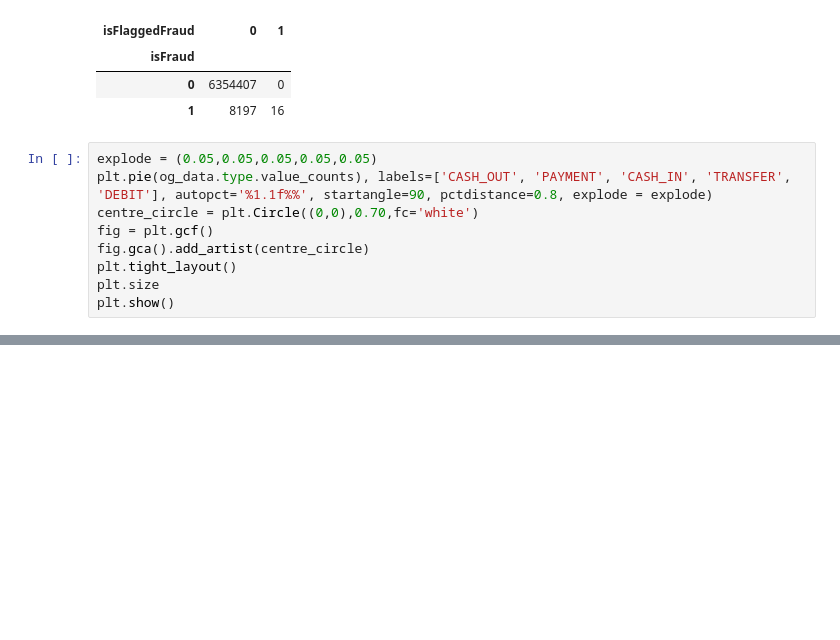
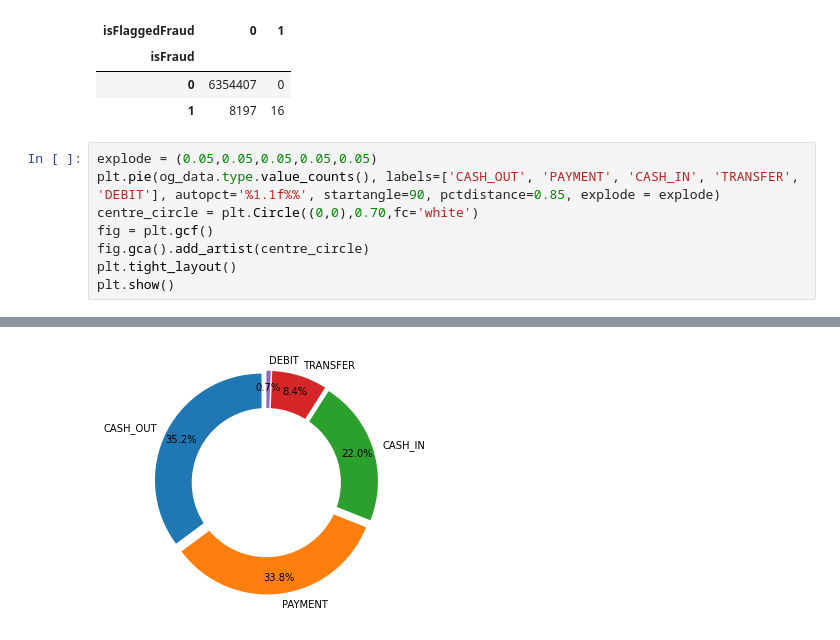
Before and after one commit to NinadRao0707/AI-Fraud-Detection, a Jupyter notebook: aifraud.ipynb, the cells around one changed output, grey strips where cells are left out. Cells and saved outputs as stored; diff of their text form; blank space fills up the shorter version.

Commit message:
data visualization

```diff
--- a/aifraud.ipynb
+++ b/aifraud.ipynb
@@ -82,11 +82,10 @@ pd.crosstab(og_data.isFraud,og_data.isFlaggedFraud)
 | 1 | 8197 | 16 |
 # %%
 explode = (0.05,0.05,0.05,0.05,0.05)
-plt.pie(og_data.type.value_counts), labels=['CASH_OUT', 'PAYMENT', 'CASH_IN', 'TRANSFER', 'DEBIT'], autopct='%1.1f%%', startangle=90, pctdistance=0.8, explode = explode)
+plt.pie(og_data.type.value_counts(), labels=['CASH_OUT', 'PAYMENT', 'CASH_IN', 'TRANSFER', 'DEBIT'], autopct='%1.1f%%', startangle=90, pctdistance=0.85, explode = explode)
 centre_circle = plt.Circle((0,0),0.70,fc='white')
 fig = plt.gcf()
 fig.gca().add_artist(centre_circle)
 plt.tight_layout()
-plt.size
 plt.show()
 # %% [output]
@@ -93,0 +92 @@ SyntaxError: cannot assign to function call (<ipython-input-11-2a97560cadf3>, li
+[figure, added]
```
Also changed, not shown: parts of 2 cells of this notebook.
